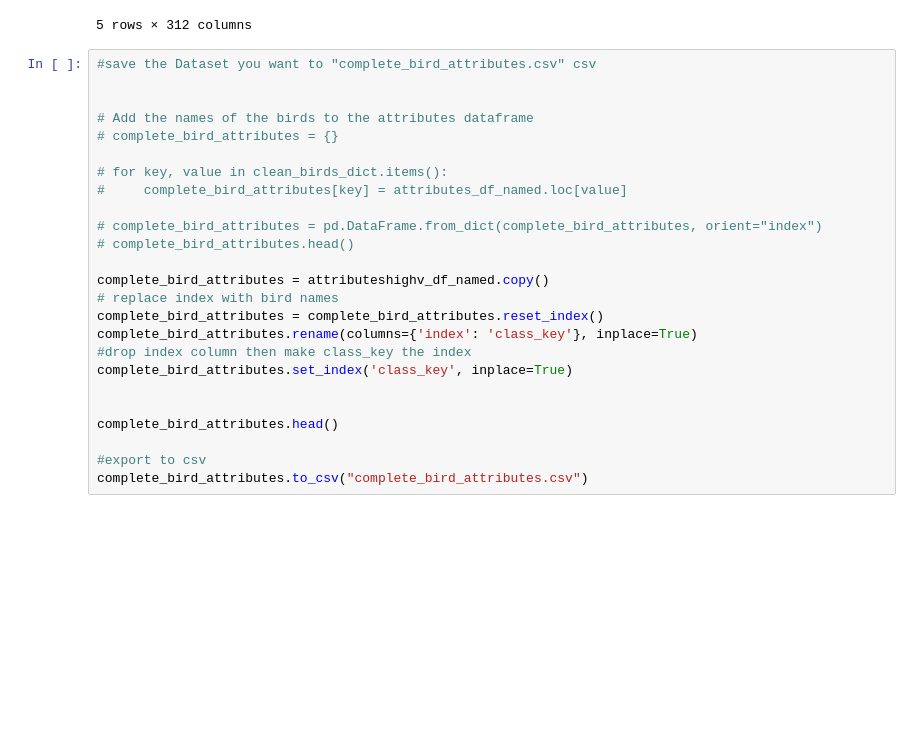
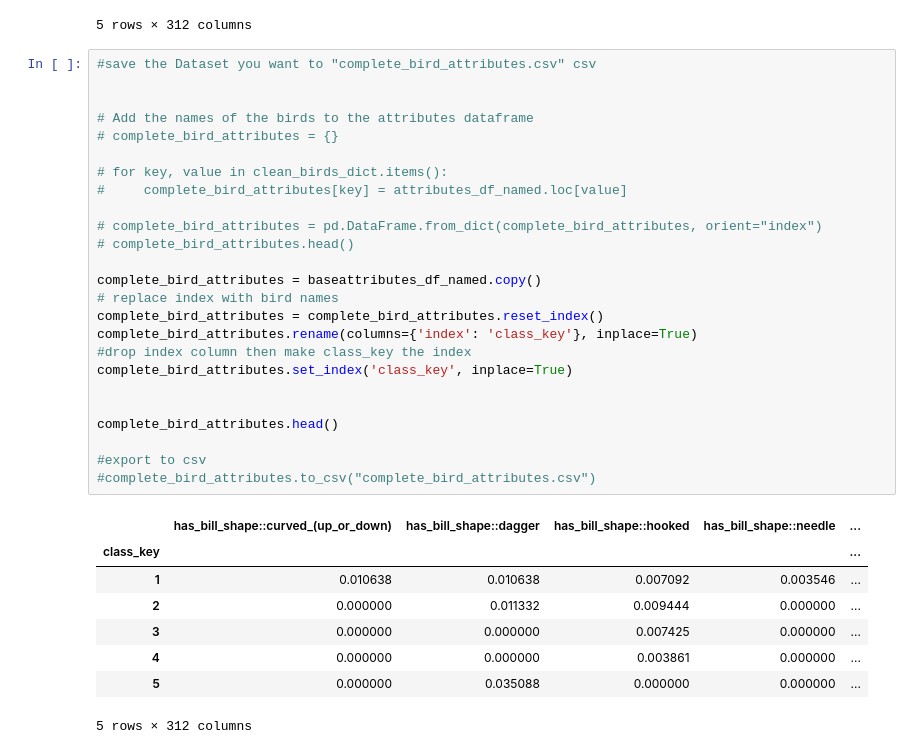
Before and after one commit to RuNiVe/FeatherInfocus, a Jupyter notebook: Models/Attribute data preparation.ipynb, the cells around one changed output. Drawn from its saved outputs; the diff is of its cells as text; blank space fills up the shorter version.

Commit message:
Changes attribute data file

```diff
--- a/Models/Attribute data preparation.ipynb
+++ b/Models/Attribute data preparation.ipynb
@@ -200,25 +214,34 @@ baseattributes_df_named.head()
 # %%
 #save the Dataset you want to "complete_bird_attributes.csv" csv
 
 
 # Add the names of the birds to the attributes dataframe
 # complete_bird_attributes = {}
 
 # for key, value in clean_birds_dict.items():
 #     complete_bird_attributes[key] = attributes_df_named.loc[value]
 
 # complete_bird_attributes = pd.DataFrame.from_dict(complete_bird_attributes, orient="index")
 # complete_bird_attributes.head()
 
-complete_bird_attributes = attributeshighv_df_named.copy()
+complete_bird_attributes = baseattributes_df_named.copy()
 # replace index with bird names
 complete_bird_attributes = complete_bird_attributes.reset_index()
 complete_bird_attributes.rename(columns={'index': 'class_key'}, inplace=True)
 #drop index column then make class_key the index
 complete_bird_attributes.set_index('class_key', inplace=True)
 
 
 complete_bird_attributes.head()
 
 #export to csv
-complete_bird_attributes.to_csv("complete_bird_attributes.csv")
+#complete_bird_attributes.to_csv("complete_bird_attributes.csv")
+# %% [output]
+|  | has_bill_shape::curved_(up_or_down) | has_bill_shape::dagger | has_bill_shape::hooked | has_bill_shape::needle | ... |
+| class_key |  |  |  |  | ... |
+| 1 | 0.010638 | 0.010638 | 0.007092 | 0.003546 | ... |
+| 2 | 0.000000 | 0.011332 | 0.009444 | 0.000000 | ... |
+| 3 | 0.000000 | 0.000000 | 0.007425 | 0.000000 | ... |
+| 4 | 0.000000 | 0.000000 | 0.003861 | 0.000000 | ... |
+| 5 | 0.000000 | 0.035088 | 0.000000 | 0.000000 | ... |
+5 rows × 312 columns
```
Also changed, not shown: parts of 2 cells of this notebook.
